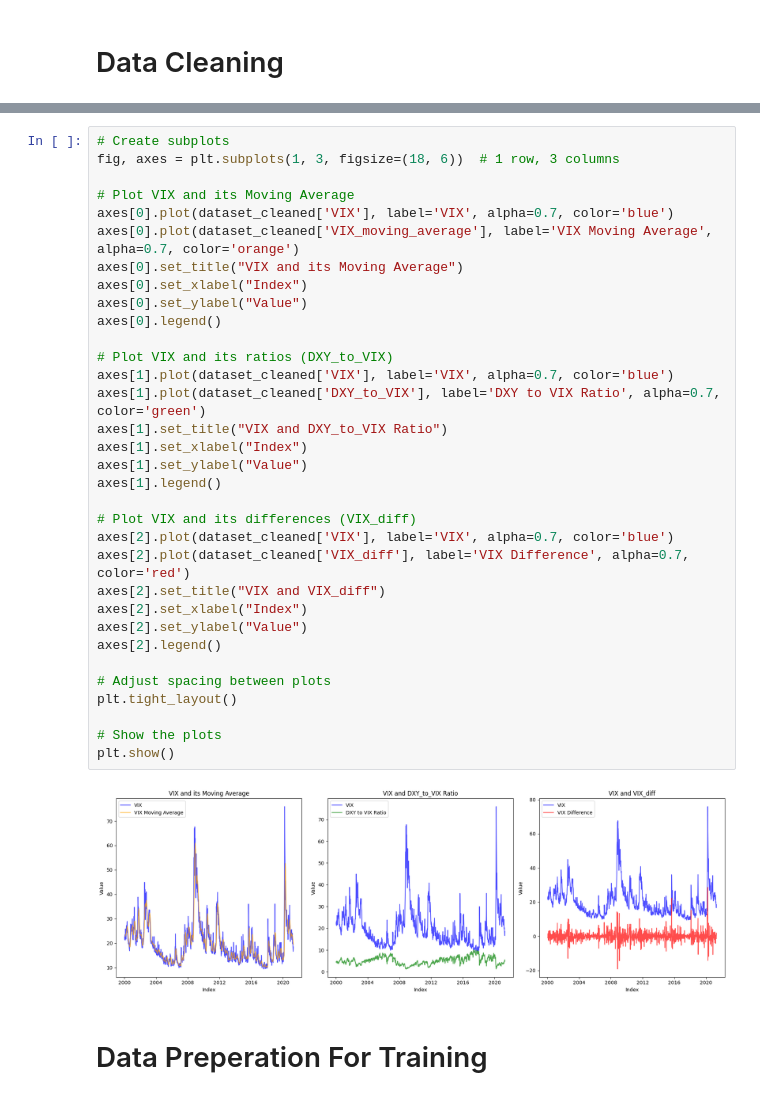
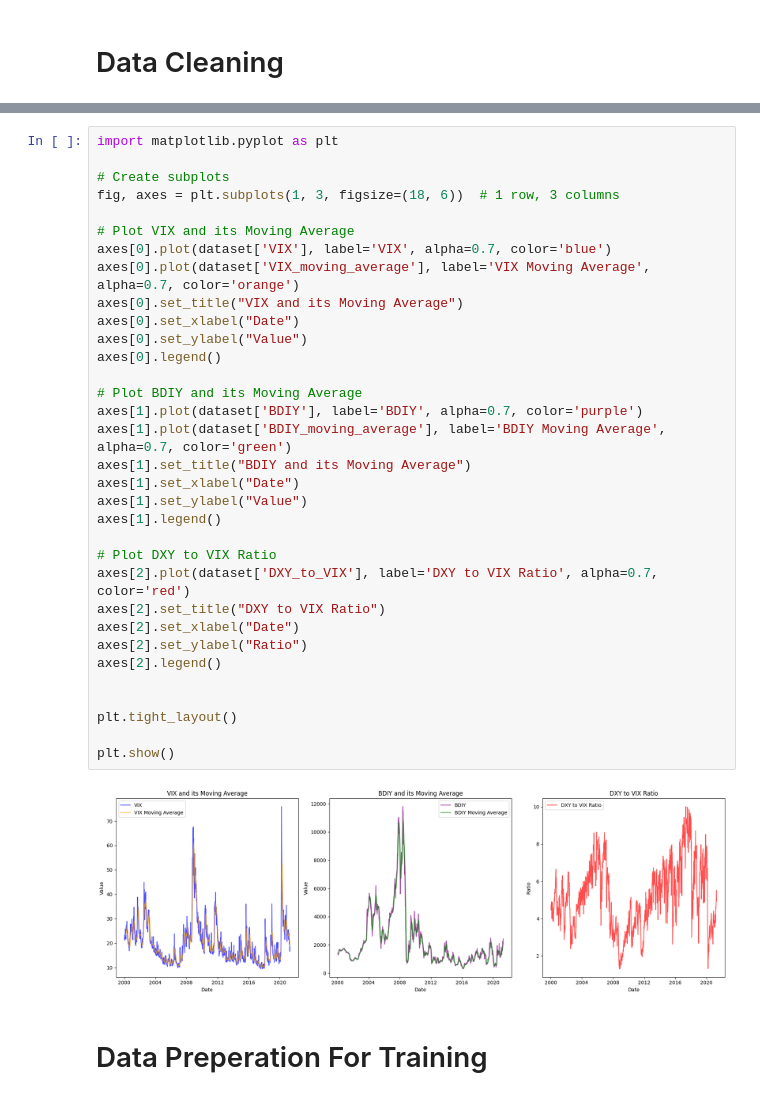
Before and after one commit to HAIBALLA1/market_crash_detection, a Jupyter notebook: notebooks/data_analysis.ipynb, the cells around one changed output, grey strips where cells are left out. Drawn from its saved outputs; the diff is of its cells as text.

```diff
--- a/notebooks/data_analysis.ipynb
+++ b/notebooks/data_analysis.ipynb
@@ -95,38 +67,38 @@ Index(['Y', 'ECSURPUS', 'BDIY', 'CRY', 'DXY', 'JPY', 'GBP', 'Cl1', 'VIX',
 # %%
+import matplotlib.pyplot as plt
+
 # Create subplots
 fig, axes = plt.subplots(1, 3, figsize=(18, 6))  # 1 row, 3 columns
 
 # Plot VIX and its Moving Average
-axes[0].plot(dataset_cleaned['VIX'], label='VIX', alpha=0.7, color='blue')
-axes[0].plot(dataset_cleaned['VIX_moving_average'], label='VIX Moving Average', alpha=0.7, color='orange')
+axes[0].plot(dataset['VIX'], label='VIX', alpha=0.7, color='blue')
+axes[0].plot(dataset['VIX_moving_average'], label='VIX Moving Average', alpha=0.7, color='orange')
 axes[0].set_title("VIX and its Moving Average")
-axes[0].set_xlabel("Index")
+axes[0].set_xlabel("Date")
 axes[0].set_ylabel("Value")
 axes[0].legend()
 
-# Plot VIX and its ratios (DXY_to_VIX)
-axes[1].plot(dataset_cleaned['VIX'], label='VIX', alpha=0.7, color='blue')
-axes[1].plot(dataset_cleaned['DXY_to_VIX'], label='DXY to VIX Ratio', alpha=0.7, color='green')
-axes[1].set_title("VIX and DXY_to_VIX Ratio")
-axes[1].set_xlabel("Index")
+# Plot BDIY and its Moving Average
+axes[1].plot(dataset['BDIY'], label='BDIY', alpha=0.7, color='purple')
+axes[1].plot(dataset['BDIY_moving_average'], label='BDIY Moving Average', alpha=0.7, color='green')
+axes[1].set_title("BDIY and its Moving Average")
+axes[1].set_xlabel("Date")
 axes[1].set_ylabel("Value")
 axes[1].legend()
 
-# Plot VIX and its differences (VIX_diff)
-axes[2].plot(dataset_cleaned['VIX'], label='VIX', alpha=0.7, color='blue')
-axes[2].plot(dataset_cleaned['VIX_diff'], label='VIX Difference', alpha=0.7, color='red')
-axes[2].set_title("VIX and VIX_diff")
-axes[2].set_xlabel("Index")
-axes[2].set_ylabel("Value")
+# Plot DXY to VIX Ratio
+axes[2].plot(dataset['DXY_to_VIX'], label='DXY to VIX Ratio', alpha=0.7, color='red')
+axes[2].set_title("DXY to VIX Ratio")
+axes[2].set_xlabel("Date")
+axes[2].set_ylabel("Ratio")
 axes[2].legend()
 
-# Adjust spacing between plots
+
 plt.tight_layout()
 
-# Show the plots
 plt.show()
 # %% [output]
-[figure, old version]
+[figure, new version]
 # %% [markdown]
 # Data Preperation For Training
 # %%
```
Also changed, not shown: parts of 10 cells of this notebook.
